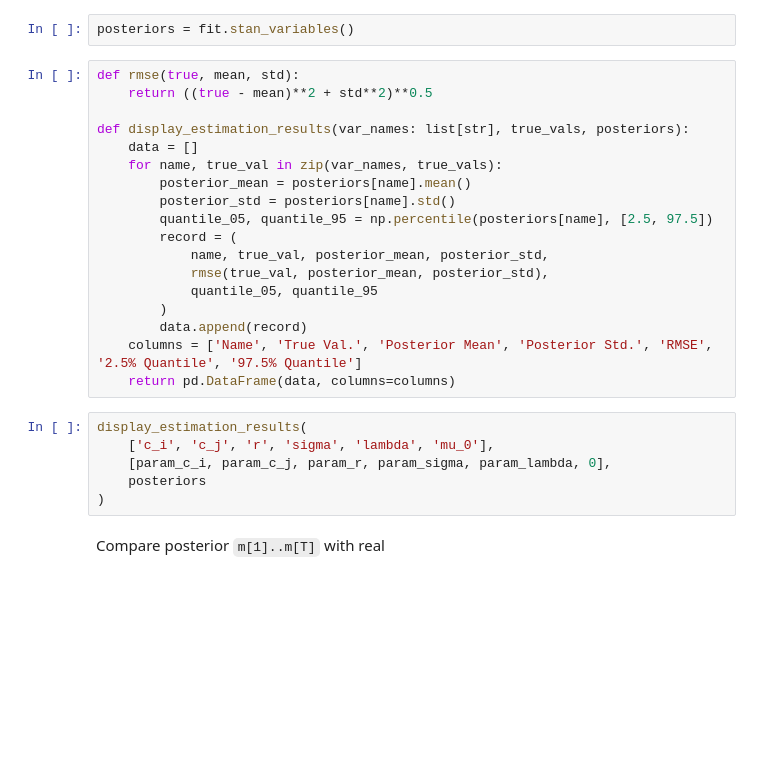
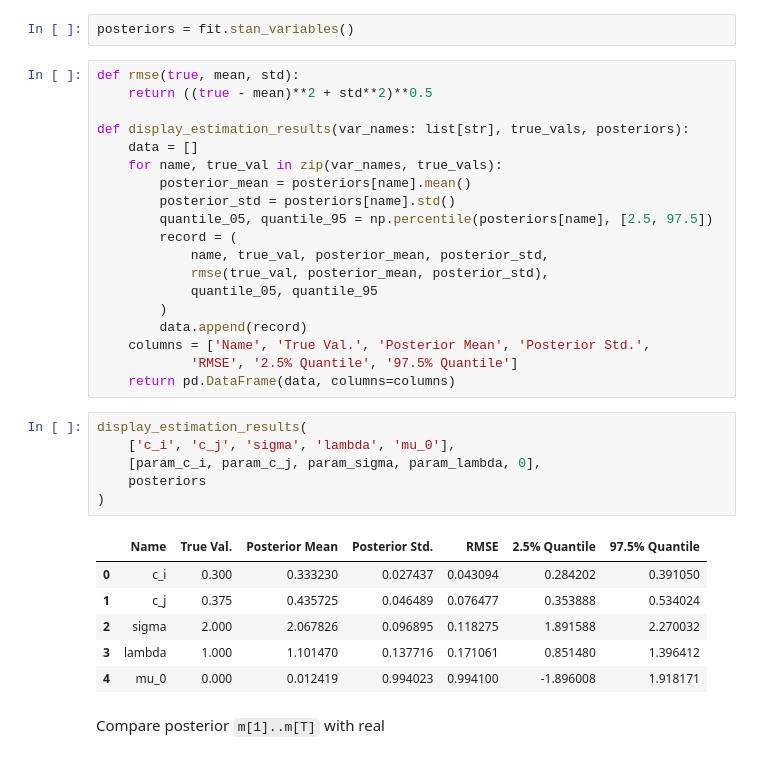
Before and after one commit to zhuanglinsheng/kaggle-contest-design, a Jupyter notebook: synthetic_data/Synthetic_Data_360_std.ipynb, the cells around one changed output. Saved outputs shown, nothing was run; the diff lists cells and outputs as text; blank space fills up the shorter version.

```diff
--- a/synthetic_data/Synthetic_Data_360_std.ipynb
+++ b/synthetic_data/Synthetic_Data_360_std.ipynb
@@ -188,14 +223,22 @@ def display_estimation_results(var_names: list[str], true_vals, posteriors):
 			quantile_05, quantile_95
 		)
 		data.append(record)
-	columns = ['Name', 'True Val.', 'Posterior Mean', 'Posterior Std.', 'RMSE', '2.5% Quantile', '97.5% Quantile']
+	columns = ['Name', 'True Val.', 'Posterior Mean', 'Posterior Std.',
+			'RMSE', '2.5% Quantile', '97.5% Quantile']
 	return pd.DataFrame(data, columns=columns)
 # %%
 display_estimation_results(
-	['c_i', 'c_j', 'r', 'sigma', 'lambda', 'mu_0'],
-	[param_c_i, param_c_j, param_r, param_sigma, param_lambda, 0],
+	['c_i', 'c_j', 'sigma', 'lambda', 'mu_0'],
+	[param_c_i, param_c_j, param_sigma, param_lambda, 0],
 	posteriors
 )
+# %% [output]
+|  | Name | True Val. | Posterior Mean | Posterior Std. | RMSE | 2.5% Quantile | 97.5% Quantile |
+| 0 | c_i | 0.300 | 0.333230 | 0.027437 | 0.043094 | 0.284202 | 0.391050 |
+| 1 | c_j | 0.375 | 0.435725 | 0.046489 | 0.076477 | 0.353888 | 0.534024 |
+| 2 | sigma | 2.000 | 2.067826 | 0.096895 | 0.118275 | 1.891588 | 2.270032 |
+| 3 | lambda | 1.000 | 1.101470 | 0.137716 | 0.171061 | 0.851480 | 1.396412 |
+| 4 | mu_0 | 0.000 | 0.012419 | 0.994023 | 0.994100 | -1.896008 | 1.918171 |
 # %% [markdown]
 Compare posterior `m[1]..m[T]` with real
 # %%
```
Also changed, not shown: parts of 8 cells of this notebook, 12 other files.
